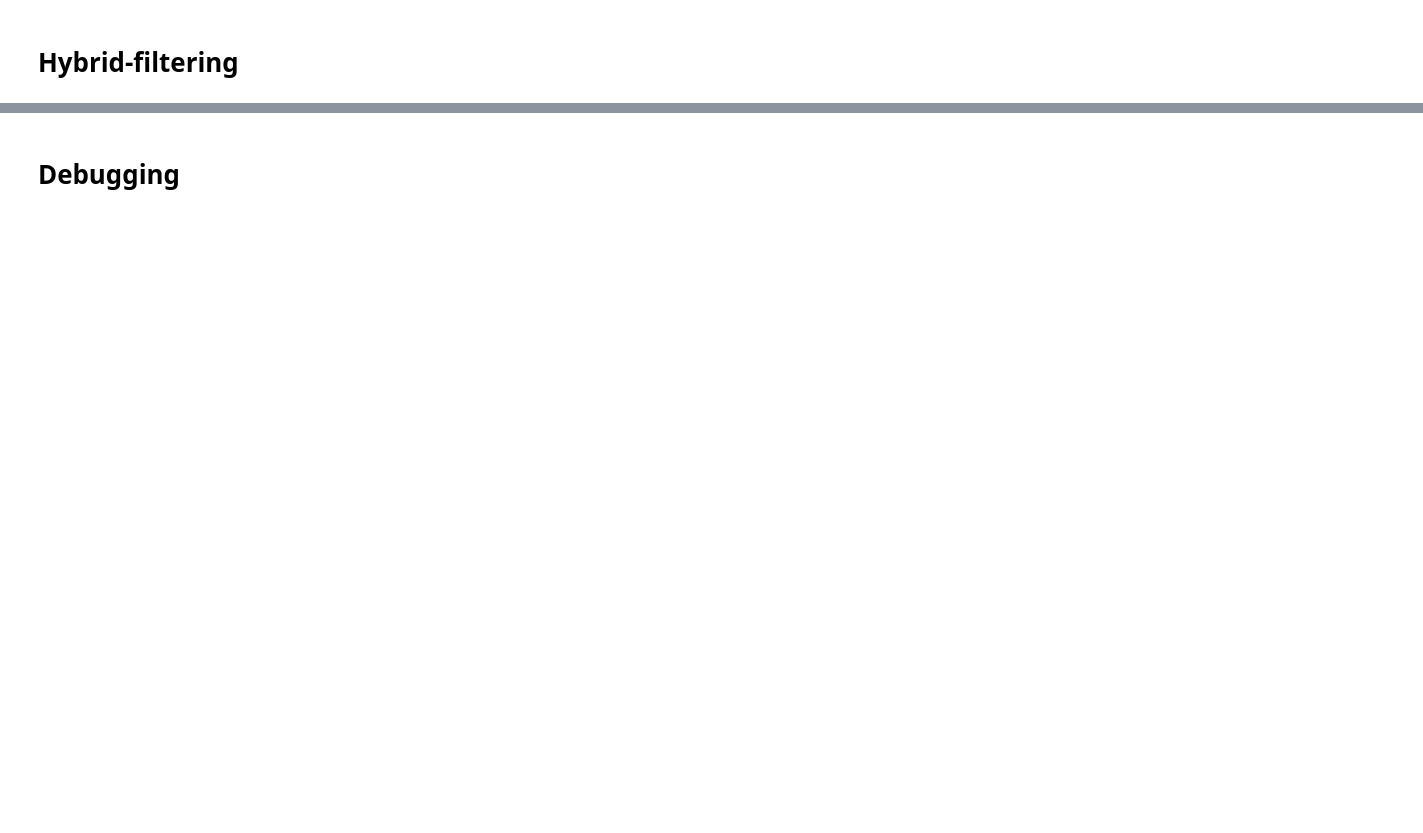
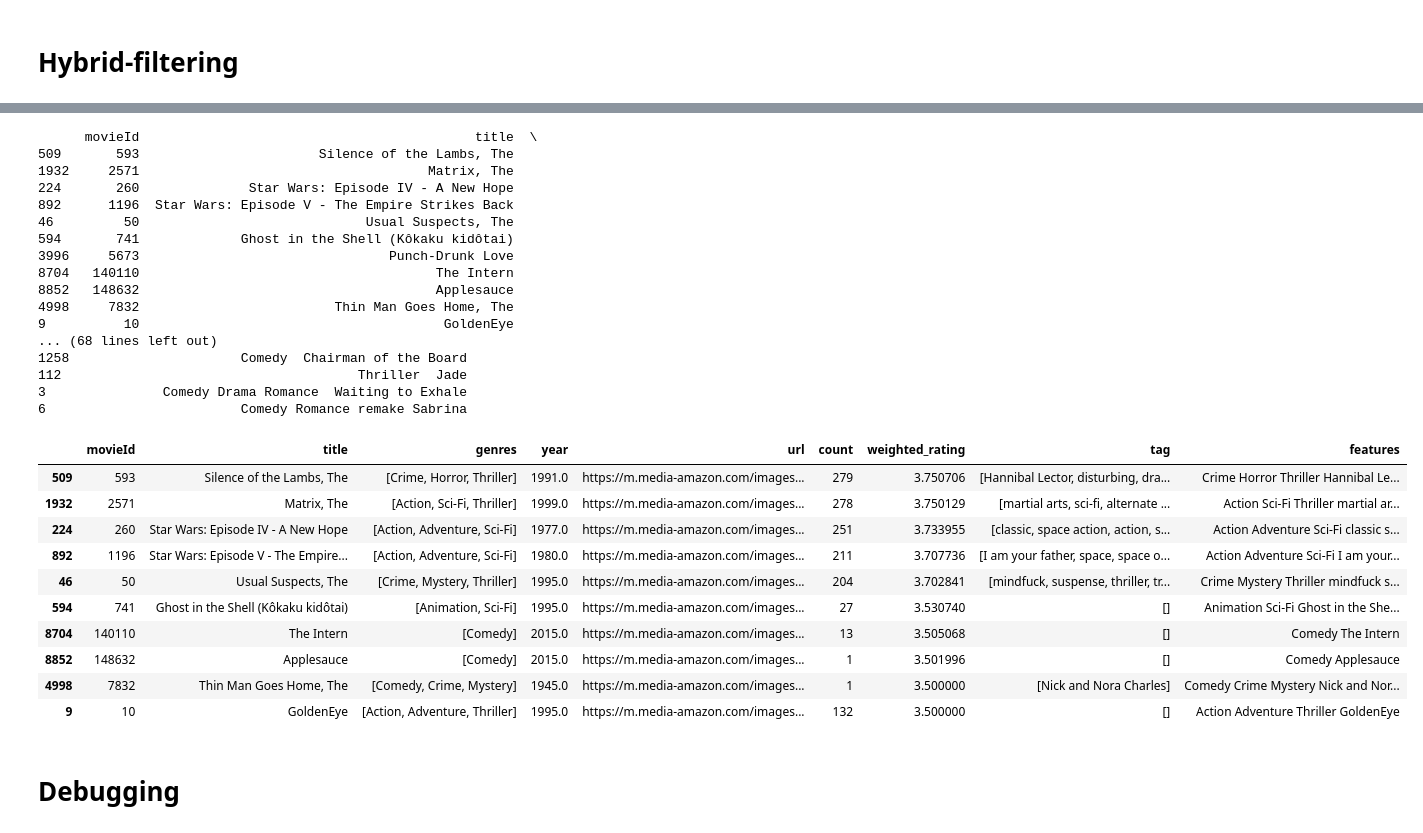
Before and after one commit to 1200884/SISREC, a Jupyter notebook: backend/v1/recommender/hybrid_recommender.ipynb, the cells around one changed output, grey strips where cells are left out. Cells and saved outputs as stored; diff of their text form; code cells hidden in the pictures; blank space fills up the shorter version.

Commit message:
hybrid bug fixed

```diff
--- a/backend/v1/recommender/hybrid_recommender.ipynb
+++ b/backend/v1/recommender/hybrid_recommender.ipynb
@@ -78,17 +76,23 @@ Name: 8954, dtype: object
 # Knowledge-based
 # %%
 def knowledge_based_recommendation(df, user_preferences):
+    recommended_movies = df[~df['genres'].apply(lambda x: any(genre in user_preferences['disliked_genres'] for genre in x))]
+
     # Filter movies based on user's preferred genres
-    recommended_movies = df[df['genres'].apply(lambda x: any(genre in user_preferences['preferred_genres'] for genre in x))]
+    recommended_movies = recommended_movies[recommended_movies['genres'].apply(lambda x: any(genre in user_preferences['preferred_genres'] for genre in x))]
 
-    # Remove movies with disliked genres
-    if user_preferences['disliked_genres']:
-        recommended_movies = recommended_movies[~recommended_movies['genres'].apply(lambda x: any(genre in user_preferences['disliked_genres'] for genre in x))]
+   # Remove movies with disliked genres
+
+    #print(recommended_movies)
+
+    # recommended_movies = recommended_movies[~recommended_movies['genres'].apply(lambda x: any(genre in user_preferences['disliked_genres'] for genre in x))]
+
+
 
     # Return only the movie IDs of the top 3 recommendations
     return recommended_movies.head(5)['movieId'].tolist()
 
-user_preferences = {'preferred_genres': ['Action', 'Adventure'], 'disliked_genres': ['Crime']}
+user_preferences = {'preferred_genres': ['Fantasy', 'Action', 'Thriller'], 'disliked_genres': ['Drama']}
 k_recommendations_ids = knowledge_based_recommendation(movies_rating_tags_df, user_preferences)
 print(k_recommendations_ids)
 # %% [output]
@@ -276,11 +287,24 @@ def hybrid_based_recommendation(knowledge_recommendations_ids, content_recommend
     combined_recommendations = list(set(combined_recommendations))
 
 
-    # Ensure the total number of recommendations is not more than 10
-    combined_recommendations = combined_recommendations[:10]
+    # # Ensure the total number of recommendations is not more than 10
+    # combined_recommendations = combined_recommendations[:10]
 
     return combined_recommendations
 
+
+
+
+user_preferences = {'preferred_genres' : ['Fantasy', 'Action', 'Thriller'], 'disliked_genres' : ['Drama']}
+user_history = {'liked_movies': ['Zack and Miri Make a Porno', 'Cutthroat Island']}
+user_id = 200010
+k_neighbors = 5
+num_recommendations = 5
+
+k_recommendations_ids = knowledge_based_recommendation(movies_rating_tags_df, user_preferences)
+content_based_recommendations_ids = content_based_recommendation(movies_rating_tags_df, user_history, user_preferences)
+collaborative_filtering_recommendations_ids = collaborative_filtering_recommendation(ratings, user_id, k_neighbors, num_recommendations, user_preferences)
+
 recommendations_hybrid = hybrid_based_recommendation(k_recommendations_ids,content_based_recommendations_ids, collaborative_filtering_recommendations_ids)
 print(recommendations_hybrid)
 # %% [output]
@@ -383,3 +312,43 @@ Detected at node model/embedding_1/embedding_lookup defined at (most recent call
+# %%
+movies_recomend = movies_rating_tags_df[movies_rating_tags_df['movieId'].isin(recommendations_hybrid)]
+print(movies_recomend)
+
+disliked_genre = 'Drama'
+
+# Filter out movies with the disliked genre
+filtered_recommendations = movies_recomend[~movies_recomend['genres'].str.contains(disliked_genre, regex=False)]
+
+# Print or use filtered_recommendations as needed
+filtered_recommendations.head(10)
+# %% [output]
+      movieId                                           title  \
+509       593                       Silence of the Lambs, The
+1932     2571                                     Matrix, The
+224       260              Star Wars: Episode IV - A New Hope
+892      1196  Star Wars: Episode V - The Empire Strikes Back
+46         50                             Usual Suspects, The
+594       741             Ghost in the Shell (Kôkaku kidôtai)
+3996     5673                                Punch-Drunk Love
+8704   140110                                      The Intern
+8852   148632                                      Applesauce
+4998     7832                         Thin Man Goes Home, The
+9          10                                       GoldenEye
+... (68 lines left out)
+1258                      Comedy  Chairman of the Board
+112                                      Thriller  Jade
+3               Comedy Drama Romance  Waiting to Exhale
+6                         Comedy Romance remake Sabrina
+|  | movieId | title | genres | year | url | count | weighted_rating | tag | features |
+| 509 | 593 | Silence of the Lambs, The | [Crime, Horror, Thriller] | 1991.0 | https://m.media-amazon.com/images... | 279 | 3.750706 | [Hannibal Lector, disturbing, dra... | Crime Horror Thriller Hannibal Le... |
+| 1932 | 2571 | Matrix, The | [Action, Sci-Fi, Thriller] | 1999.0 | https://m.media-amazon.com/images... | 278 | 3.750129 | [martial arts, sci-fi, alternate ... | Action Sci-Fi Thriller martial ar... |
+| 224 | 260 | Star Wars: Episode IV - A New Hope | [Action, Adventure, Sci-Fi] | 1977.0 | https://m.media-amazon.com/images... | 251 | 3.733955 | [classic, space action, action, s... | Action Adventure Sci-Fi classic s... |
+| 892 | 1196 | Star Wars: Episode V - The Empire... | [Action, Adventure, Sci-Fi] | 1980.0 | https://m.media-amazon.com/images... | 211 | 3.707736 | [I am your father, space, space o... | Action Adventure Sci-Fi I am your... |
+| 46 | 50 | Usual Suspects, The | [Crime, Mystery, Thriller] | 1995.0 | https://m.media-amazon.com/images... | 204 | 3.702841 | [mindfuck, suspense, thriller, tr... | Crime Mystery Thriller mindfuck s... |
+| 594 | 741 | Ghost in the Shell (Kôkaku kidôtai) | [Animation, Sci-Fi] | 1995.0 | https://m.media-amazon.com/images... | 27 | 3.530740 | [] | Animation Sci-Fi Ghost in the She... |
+| 8704 | 140110 | The Intern | [Comedy] | 2015.0 | https://m.media-amazon.com/images... | 13 | 3.505068 | [] | Comedy The Intern |
+| 8852 | 148632 | Applesauce | [Comedy] | 2015.0 | https://m.media-amazon.com/images... | 1 | 3.501996 | [] | Comedy Applesauce |
+| 4998 | 7832 | Thin Man Goes Home, The | [Comedy, Crime, Mystery] | 1945.0 | https://m.media-amazon.com/images... | 1 | 3.500000 | [Nick and Nora Charles] | Comedy Crime Mystery Nick and Nor... |
+| 9 | 10 | GoldenEye | [Action, Adventure, Thriller] | 1995.0 | https://m.media-amazon.com/images... | 132 | 3.500000 | [] | Action Adventure Thriller GoldenEye |
 # %% [markdown]
 # Debugging
 # %%
```
Also changed, not shown: parts of 12 cells of this notebook.
